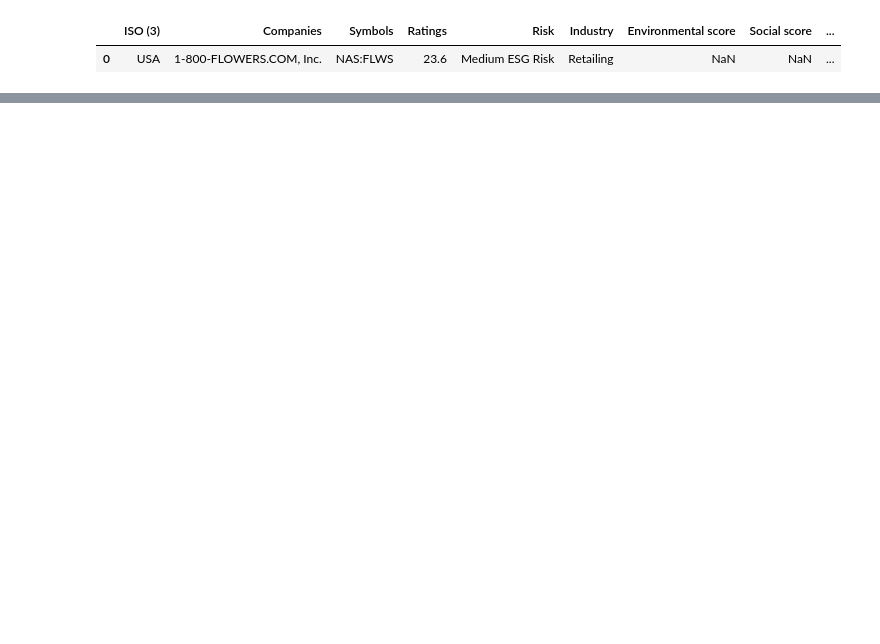
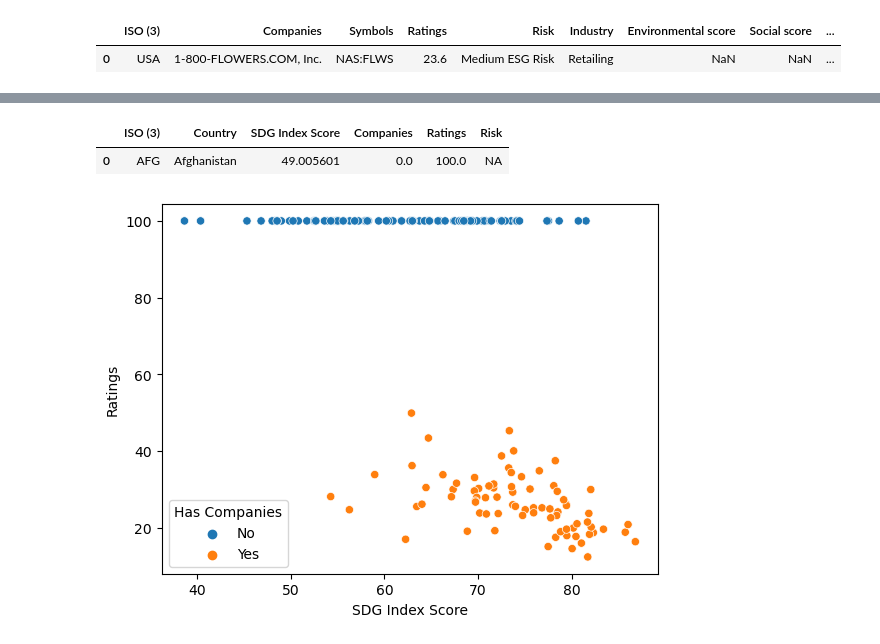
Before and after one commit to PalomaLF/sustainability-esg-scoring, a Jupyter notebook: final_data.ipynb, the cells around one changed output, grey strips where cells are left out. Cells and saved outputs as stored; diff of their text form; code cells hidden in the pictures; blank space fills up the shorter version.

```diff
--- a/final_data.ipynb
+++ b/final_data.ipynb
@@ -444,0 +451,4 @@ company_summary.drop(columns = ['min','max'], inplace = True)
+# %%
+country_score_2022.rename(columns = {'Country Code ISO3':'ISO (3)'}, inplace = True)
+# %%
+company_summary = pd.merge(country_score_2022, company_summary, on = 'ISO (3)', how = 'left')
@@ -445 +464,5 @@ company_summary.drop(columns = ['min','max'], inplace = True)
+# %%
+company_summary['Companies'].fillna(0, inplace = True)
+company_summary['Ratings'].fillna(100, inplace = True)
+company_summary['Risk'].fillna('NA', inplace = True)
 # %%
@@ -469,0 +479,11 @@ comp_detail.drop(columns = ['min','max'], inplace = True)
+# %%
+company_summary.head(1)
+# %% [output]
+|  | ISO (3) | Country | SDG Index Score | Companies | Ratings | Risk |
+| 0 | AFG | Afghanistan | 49.005601 | 0.0 | 100.0 | NA |
+# %%
+company_summary['Has Companies'] = company_summary['Companies'].apply(lambda x: 'Yes' if x > 0 else 'No')
+# %%
+sns.scatterplot(data=company_summary, y='Ratings', x='SDG Index Score', hue='Has Companies');
+# %% [output]
+[figure, added]
```
Also changed, not shown: parts of 60 cells of this notebook, 27 other files.
